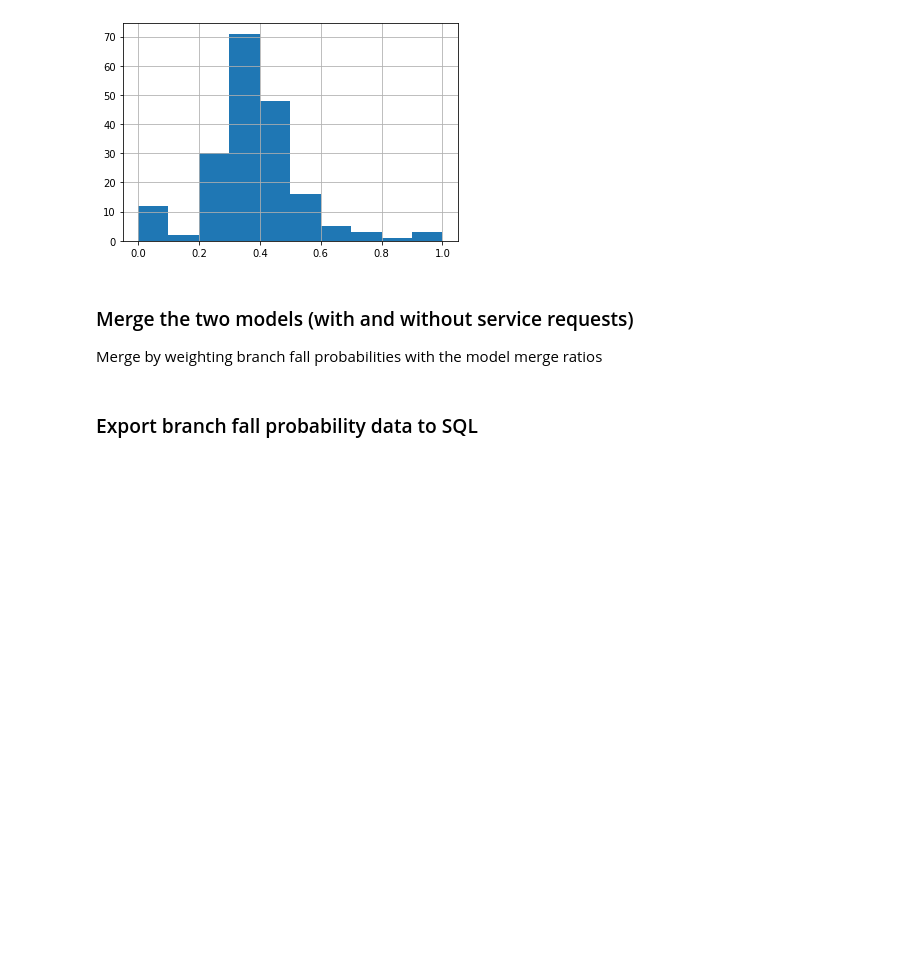
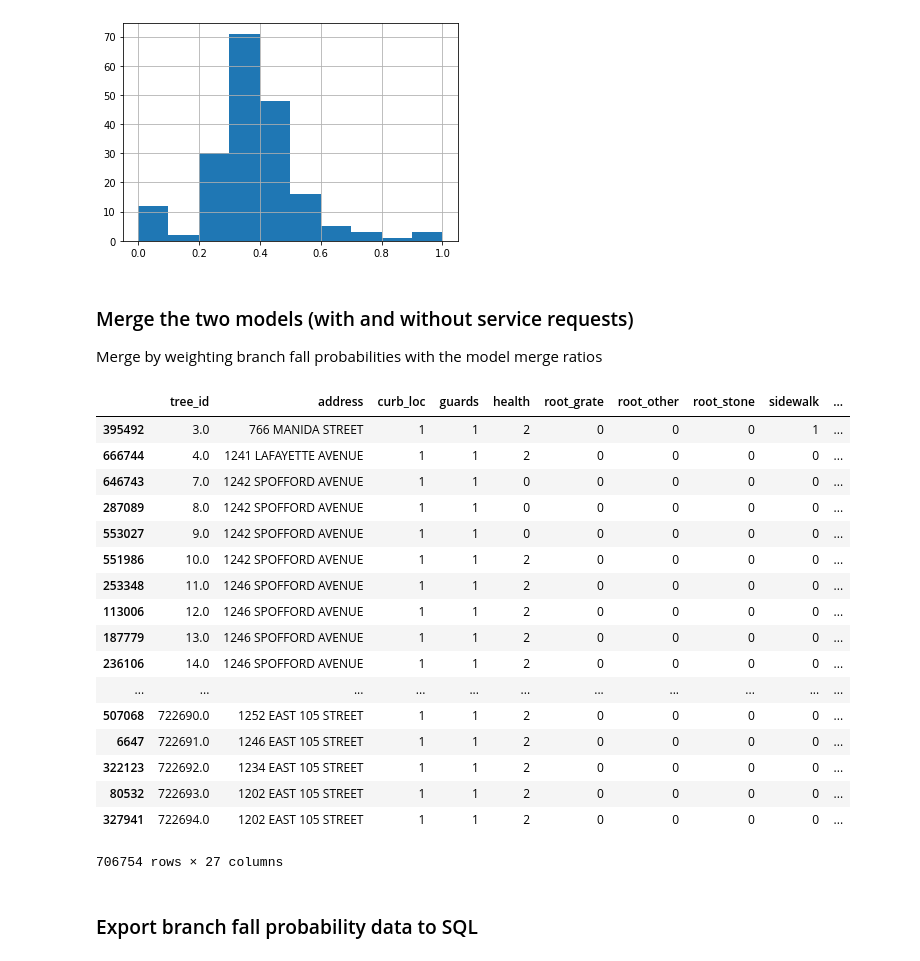
Before and after one commit to BSmith25/TreeProject, a Jupyter notebook: ProjectFiles/ModelMerge.ipynb, the cells around one changed output. Drawn from its saved outputs; the diff is of its cells as text; code cells hidden in the pictures; blank space fills up the shorter version.

```diff
--- a/ProjectFiles/ModelMerge.ipynb
+++ b/ProjectFiles/ModelMerge.ipynb
@@ -73,3 +67,24 @@ no_SR_prob_df.sort_values(by='tree_id',axis=1,inplace=True)
+# %%
+SR_prob_df
+# %% [output]
+|  | tree_id | address | curb_loc | guards | health | root_grate | root_other | root_stone | sidewalk | ... |
+| 395492 | 3.0 | 766 MANIDA STREET | 1 | 1 | 2 | 0 | 0 | 0 | 1 | ... |
+| 666744 | 4.0 | 1241 LAFAYETTE AVENUE | 1 | 1 | 2 | 0 | 0 | 0 | 0 | ... |
+| 646743 | 7.0 | 1242 SPOFFORD AVENUE | 1 | 1 | 0 | 0 | 0 | 0 | 0 | ... |
+| 287089 | 8.0 | 1242 SPOFFORD AVENUE | 1 | 1 | 0 | 0 | 0 | 0 | 0 | ... |
+| 553027 | 9.0 | 1242 SPOFFORD AVENUE | 1 | 1 | 0 | 0 | 0 | 0 | 0 | ... |
+| 551986 | 10.0 | 1242 SPOFFORD AVENUE | 1 | 1 | 2 | 0 | 0 | 0 | 0 | ... |
+| 253348 | 11.0 | 1246 SPOFFORD AVENUE | 1 | 1 | 2 | 0 | 0 | 0 | 0 | ... |
+| 113006 | 12.0 | 1246 SPOFFORD AVENUE | 1 | 1 | 2 | 0 | 0 | 0 | 0 | ... |
+| 187779 | 13.0 | 1246 SPOFFORD AVENUE | 1 | 1 | 2 | 0 | 0 | 0 | 0 | ... |
+| 236106 | 14.0 | 1246 SPOFFORD AVENUE | 1 | 1 | 2 | 0 | 0 | 0 | 0 | ... |
+| ... | ... | ... | ... | ... | ... | ... | ... | ... | ... | ... |
+| 507068 | 722690.0 | 1252 EAST 105 STREET | 1 | 1 | 2 | 0 | 0 | 0 | 0 | ... |
+| 6647 | 722691.0 | 1246 EAST 105 STREET | 1 | 1 | 2 | 0 | 0 | 0 | 0 | ... |
+| 322123 | 722692.0 | 1234 EAST 105 STREET | 1 | 1 | 2 | 0 | 0 | 0 | 0 | ... |
+| 80532 | 722693.0 | 1202 EAST 105 STREET | 1 | 1 | 2 | 0 | 0 | 0 | 0 | ... |
+| 327941 | 722694.0 | 1202 EAST 105 STREET | 1 | 1 | 2 | 0 | 0 | 0 | 0 | ... |
+706754 rows × 27 columns
 # %%
 # Make a merged prediction for each tree
 final_fall_prob = SR_prob_df.fallprob*SR_prob_df.ratio + no_SR_prob_df.fallprob * (1-no_SR_prob_df.ratio)
```
Also changed, not shown: parts of 7 cells of this notebook, 3 other files.
